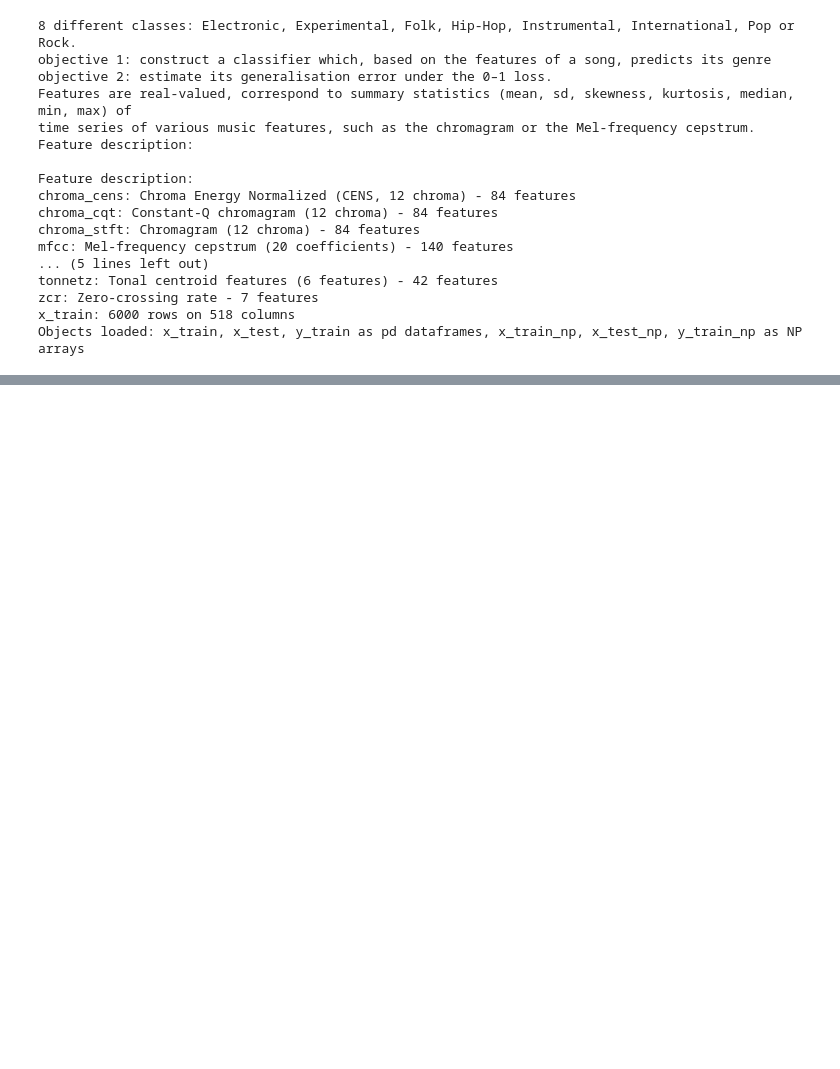
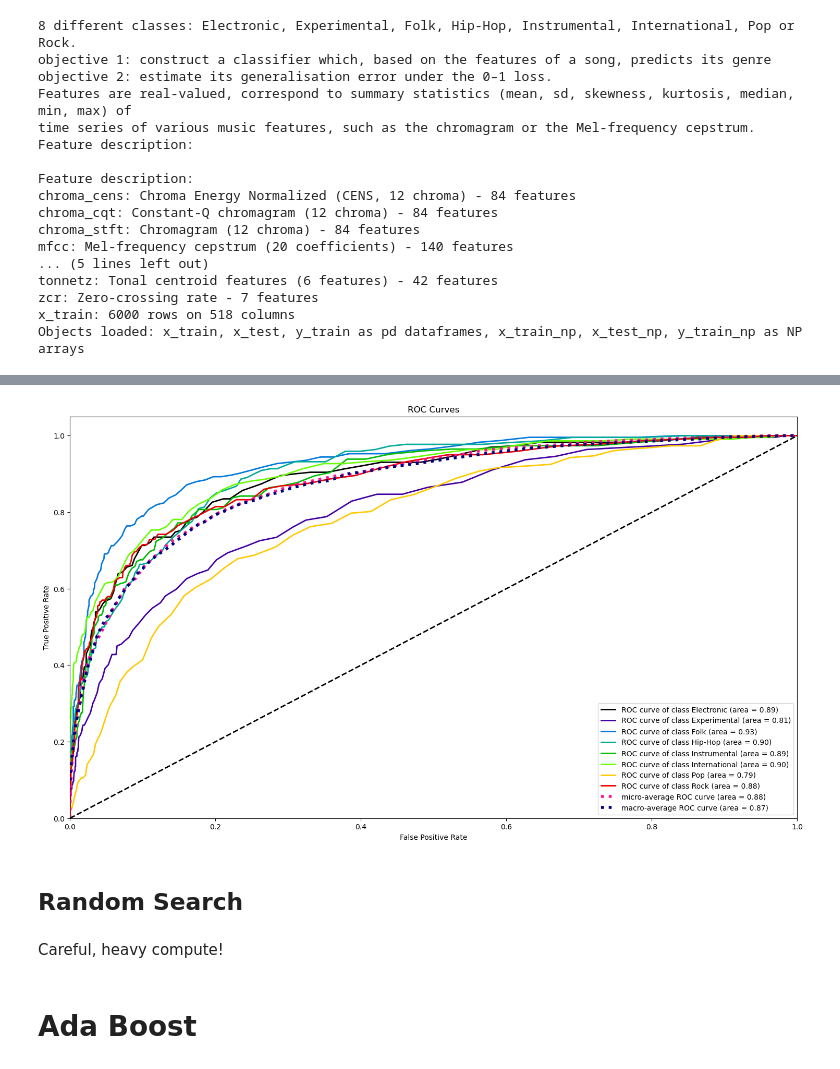
Before and after one commit to tobias-schnabel/sml-practical, a Jupyter notebook: Max.ipynb, the cells around one changed output, grey strips where cells are left out. Saved outputs shown, nothing was run; the diff lists cells and outputs as text; code cells hidden in the pictures; blank space fills up the shorter version.

```diff
--- a/Max.ipynb
+++ b/Max.ipynb
@@ -83,0 +157,4 @@ Index(['chroma_cens_kurtosis_01', 'chroma_cens_kurtosis_02',
+# %%
+model_RF = RandomForestClassifier(n_estimators=200 ,criterion='gini', max_features='auto', max_depth= 30, random_state=1, verbose =2)
+model_RF.fit(X_train, y_train)
+cv_score = cross_val_score(model_RF, X_train, y_train, cv = 5)
@@ -83,0 +180,5 @@ Index(['chroma_cens_kurtosis_01', 'chroma_cens_kurtosis_02',
+# %%
+base_rf = RandomForestClassifier(n_estimators=200, criterion='gini', max_features='auto', max_depth=30, random_state=1, verbose=2)
+model_RF_bagged = BaggingClassifier(base_estimator=base_rf, n_estimators=10, random_state=1, verbose=2)
+model_RF_bagged.fit(X_train, y_train.values.ravel())
+cv_score = cross_val_score(model_RF_bagged, X_train, y_train.values.ravel(), cv=5)
@@ -83,0 +263,16 @@ Index(['chroma_cens_kurtosis_01', 'chroma_cens_kurtosis_02',
+# %%
+model_RF = RandomForestClassifier(criterion='gini', max_features='auto', max_depth= 30, random_state=1, verbose =2)
+
+params = {'n_estimators': [200],
+          'max_features' : [0.3, 0.5, 0.8, 1],
+          'max_depth': [10, 30, 60, None]}
+
+gs = GridSearchCV(estimator= model_RF, param_grid= params,  cv= 5,scoring='accuracy',n_jobs = -1, verbose=3)
+gs.fit(X_train, y_train)
+# %%
+best_RF = gs.best_estimator_
+
+print("Best estimator :", gs.best_estimator_.get_params())
+print("Train score:", round(best_RF.score(X_train, y_train),4))
+print("Test score:", round(best_RF.score(X_test, y_test),4))
+print("Best CV score :", gs.best_score_)
@@ -83,0 +290,5 @@ Index(['chroma_cens_kurtosis_01', 'chroma_cens_kurtosis_02',
+# %%
+fig, ax = plt.subplots(nrows=1,ncols=1,figsize=(18,10))
+skplt.metrics.plot_roc(y_test, best_RF.predict_proba(X_test), ax=ax)
+plt.show()
+# %% [output]
@@ -83,0 +298,5 @@ Index(['chroma_cens_kurtosis_01', 'chroma_cens_kurtosis_02',
+[figure, added]
+# %% [markdown]
+## Random Search
+# %% [markdown]
+Careful, heavy compute!
@@ -83,0 +318,2 @@ Index(['chroma_cens_kurtosis_01', 'chroma_cens_kurtosis_02',
+# %% [markdown]
+# Ada Boost
```
Also changed, not shown: parts of 44 cells of this notebook, 1 other file.
